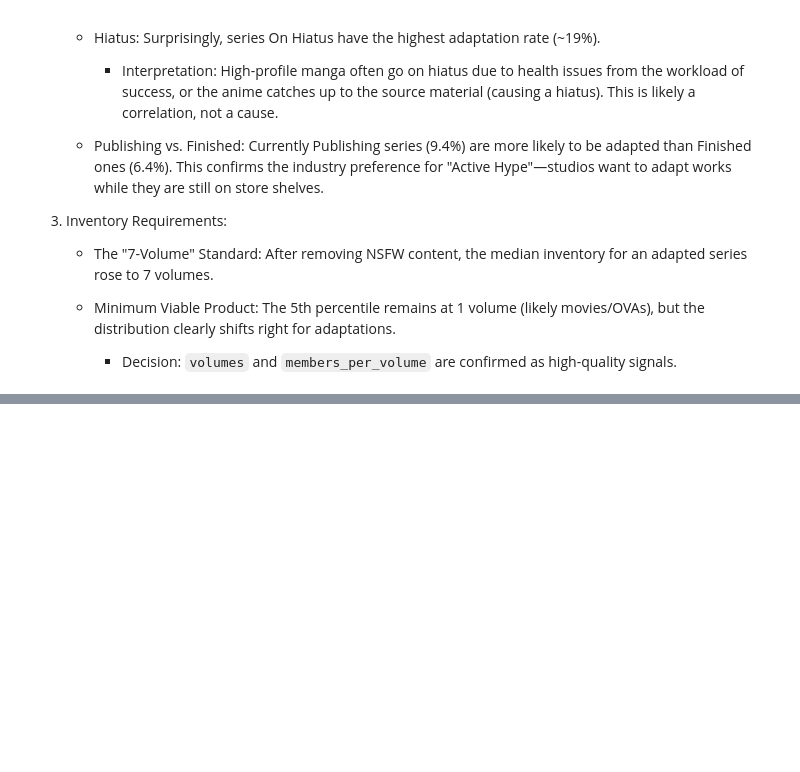
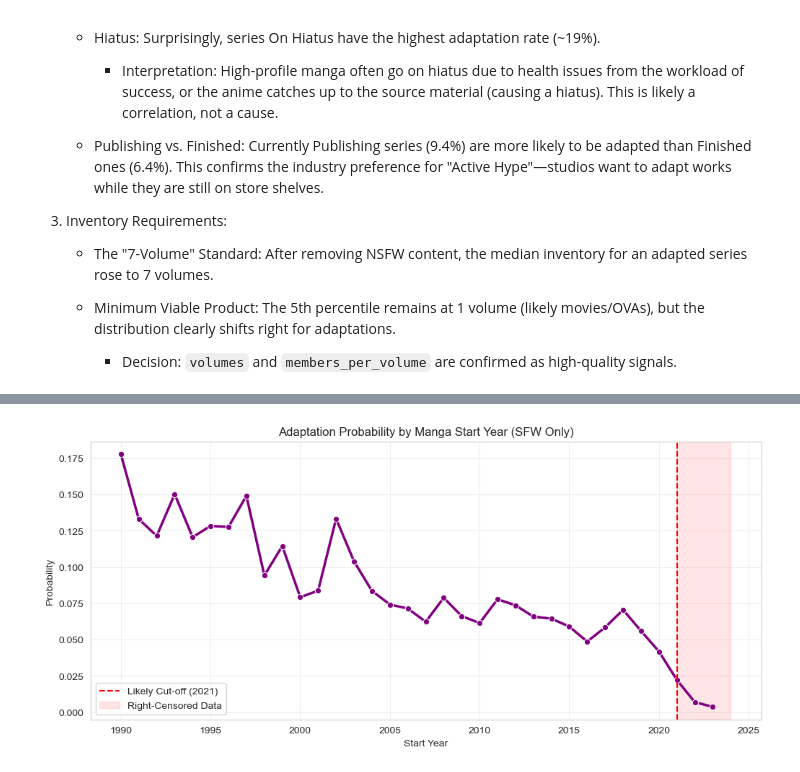
Before and after one commit to kennethyyoung/MyAnimeList_Manga_Analysis, a Jupyter notebook: notebooks/analysis.ipynb, the cells around one changed output, grey strips where cells are left out. Drawn from its saved outputs; the diff is of its cells as text; code cells hidden in the pictures; blank space fills up the shorter version.

Commit message:
Feat: Finalize EDA and Start Feature Engineering

```diff
--- a/notebooks/analysis.ipynb
+++ b/notebooks/analysis.ipynb
@@ -981,0 +1122,29 @@ Minimum Viable Length (5th Percentile): 1.0 volumes
+# %%
+# Prepare Data (SFW Only for consistency)
+time_df = manga_df[manga_df['sfw'] == True].copy()
+
+# Extract Year
+# errors='coerce' handles invalid dates by turning them into NaT (Not a Time)
+time_df['start_year'] = pd.to_datetime(time_df['start_date'], errors='coerce').dt.year
+
+# 3Aggregate Adaptation Rate by Year
+# We focus on the modern era (1990-2024) to keep the chart readable
+yearly_stats = time_df.groupby('start_year')['is_adapted'].mean()
+yearly_stats = yearly_stats.loc[1990:2024]
+
+# Visualization
+plt.figure(figsize=(12, 5))
+sns.lineplot(x=yearly_stats.index, y=yearly_stats.values, marker="o", color="purple", linewidth=2.5)
+
+# Add visual markers for the decision boundary
+plt.axvline(x=2021, color='red', linestyle='--', label='Likely Cut-off (2021)')
+plt.axvspan(2021, 2024, color='red', alpha=0.1, label='Right-Censored Data')
+
+plt.title("Adaptation Probability by Manga Start Year (SFW Only)")
+plt.ylabel("Probability")
+plt.xlabel("Start Year")
+plt.legend()
+plt.grid(True, alpha=0.3)
+plt.show()
+# %% [output]
+[figure, added]
```
Also changed, not shown: parts of 27 cells of this notebook.
